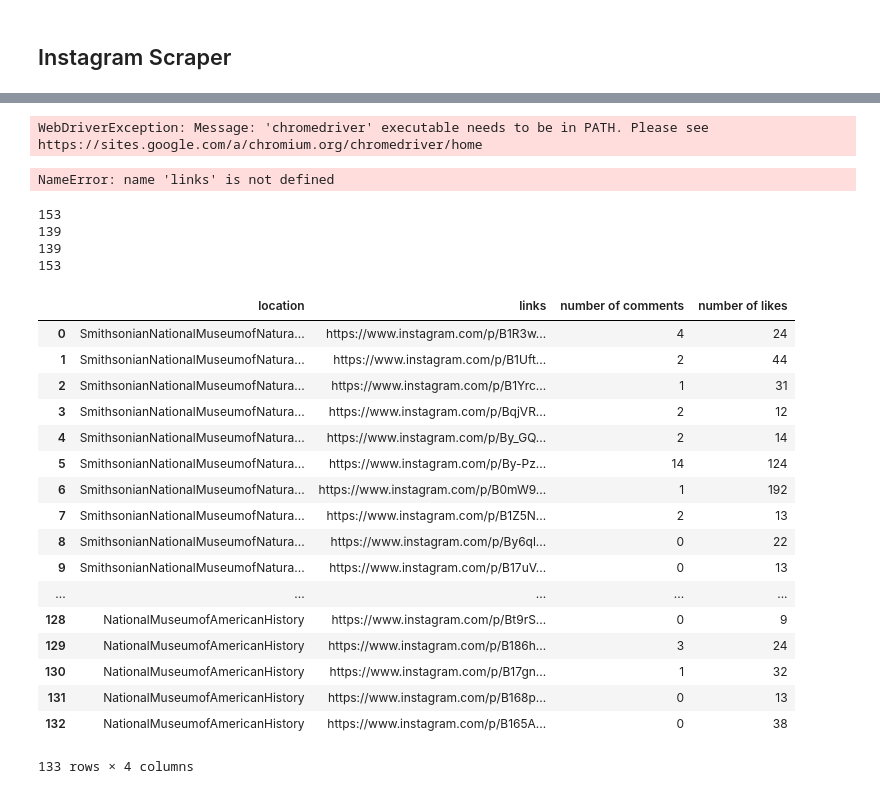
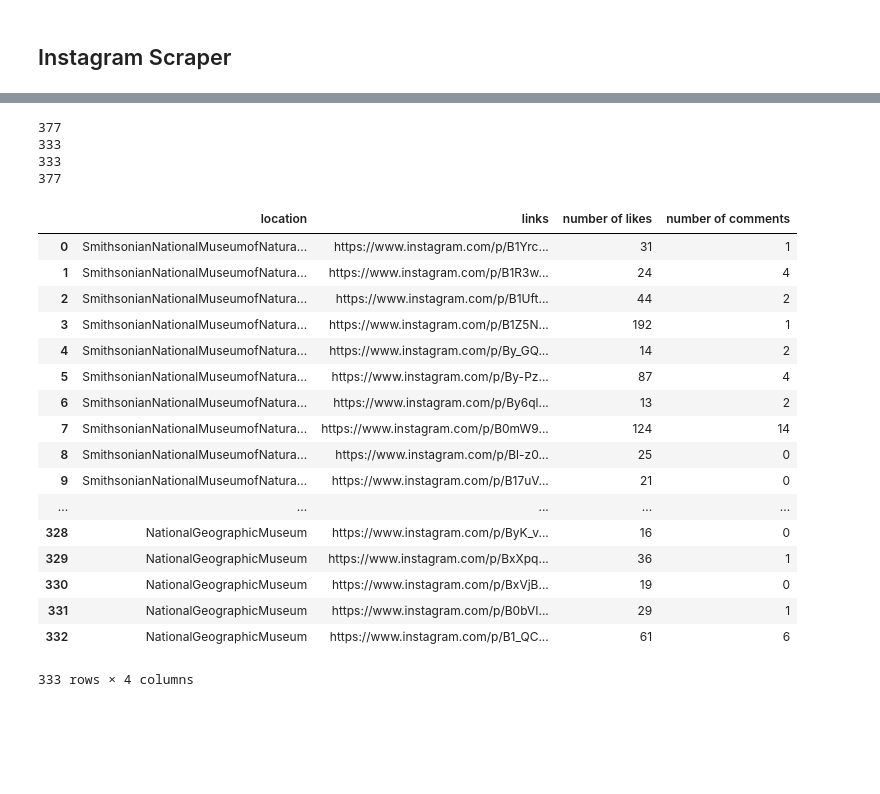
Before and after one commit to sno90/ETL-Project, a Jupyter notebook: scrape_instagram.ipynb, the cells around one changed output, grey strips where cells are left out. Drawn from its saved outputs; the diff is of its cells as text; code cells hidden in the pictures; blank space fills up the shorter version.

```diff
--- a/scrape_instagram.ipynb
+++ b/scrape_instagram.ipynb
@@ -37,7 +36,7 @@ yelp_museum_df[['museum names', 'museum names no space', 'museum ratings', 'numb
 # %%
 # get each individual instagram url
 hashtags = yelp_museum_df['museum names no space']
-browser = webdriver.Chrome('Aya/usr/local/bin/chromedriver')
+browser = webdriver.Chrome('PATH\TO\DRIVER')
 
 # create empty lists to append later
 links = []
@@ -60,8 +59,6 @@ for hashtag in hashtags:
             locations.append(hashtag)
 
     Pagelength = browser.execute_script("window.scrollTo(0, document.body.scrollHeight);")
-# %% [output]
-WebDriverException: Message: 'chromedriver' executable needs to be in PATH. Please see https://sites.google.com/a/chromium.org/chromedriver/home
 # %%
 # parse out the number of comments and likes
 
@@ -89,8 +86,6 @@ for i in range(len(links)):
 
     except:
         np.nan
-# %% [output]
-NameError: name 'links' is not defined
 # %%
 # do not want to grab the first ig link since it is the username...
 # when i do this it cuts off the last one too for some reasonnnnnn
@@ -99,31 +94,37 @@ print(len(num_likes))
 print(len(num_comments))
 print(len(locations))
 # %% [output]
-153
-139
-139
-153
+377
+333
+333
+377
-# %%
-insta_df
-# %% [output]
-|  | location | links | number of comments | number of likes |
-| 0 | SmithsonianNationalMuseumofNatura... | https://www.instagram.com/p/B1R3w... | 4 | 24 |
-| 1 | SmithsonianNationalMuseumofNatura... | https://www.instagram.com/p/B1Uft... | 2 | 44 |
-| 2 | SmithsonianNationalMuseumofNatura... | https://www.instagram.com/p/B1Yrc... | 1 | 31 |
-| 3 | SmithsonianNationalMuseumofNatura... | https://www.instagram.com/p/BqjVR... | 2 | 12 |
-| 4 | SmithsonianNationalMuseumofNatura... | https://www.instagram.com/p/By_GQ... | 2 | 14 |
-| 5 | SmithsonianNationalMuseumofNatura... | https://www.instagram.com/p/By-Pz... | 14 | 124 |
-| 6 | SmithsonianNationalMuseumofNatura... | https://www.instagram.com/p/B0mW9... | 1 | 192 |
-| 7 | SmithsonianNationalMuseumofNatura... | https://www.instagram.com/p/B1Z5N... | 2 | 13 |
-| 8 | SmithsonianNationalMuseumofNatura... | https://www.instagram.com/p/By6ql... | 0 | 22 |
-| 9 | SmithsonianNationalMuseumofNatura... | https://www.instagram.com/p/B17uV... | 0 | 13 |
-| ... | ... | ... | ... | ... |
-| 128 | NationalMuseumofAmericanHistory | https://www.instagram.com/p/Bt9rS... | 0 | 9 |
-| 129 | NationalMuseumofAmericanHistory | https://www.instagram.com/p/B186h... | 3 | 24 |
-| 130 | NationalMuseumofAmericanHistory | https://www.instagram.com/p/B17gn... | 1 | 32 |
-| 131 | NationalMuseumofAmericanHistory | https://www.instagram.com/p/B168p... | 0 | 13 |
-| 132 | NationalMuseumofAmericanHistory | https://www.instagram.com/p/B165A... | 0 | 38 |
-133 rows × 4 columns
+# %%
+insta_df = pd.DataFrame({'location': locations[0:333],
+                         'links': links[0:333],
+                         'number of likes': num_likes,
+                         'number of comments': num_comments
+                        })
+
+insta_df
+# %% [output]
+|  | location | links | number of likes | number of comments |
+| 0 | SmithsonianNationalMuseumofNatura... | https://www.instagram.com/p/B1Yrc... | 31 | 1 |
+| 1 | SmithsonianNationalMuseumofNatura... | https://www.instagram.com/p/B1R3w... | 24 | 4 |
+| 2 | SmithsonianNationalMuseumofNatura... | https://www.instagram.com/p/B1Uft... | 44 | 2 |
+| 3 | SmithsonianNationalMuseumofNatura... | https://www.instagram.com/p/B1Z5N... | 192 | 1 |
+| 4 | SmithsonianNationalMuseumofNatura... | https://www.instagram.com/p/By_GQ... | 14 | 2 |
+| 5 | SmithsonianNationalMuseumofNatura... | https://www.instagram.com/p/By-Pz... | 87 | 4 |
+| 6 | SmithsonianNationalMuseumofNatura... | https://www.instagram.com/p/By6ql... | 13 | 2 |
+| 7 | SmithsonianNationalMuseumofNatura... | https://www.instagram.com/p/B0mW9... | 124 | 14 |
+| 8 | SmithsonianNationalMuseumofNatura... | https://www.instagram.com/p/Bl-z0... | 25 | 0 |
+| 9 | SmithsonianNationalMuseumofNatura... | https://www.instagram.com/p/B17uV... | 21 | 0 |
+| ... | ... | ... | ... | ... |
+| 328 | NationalGeographicMuseum | https://www.instagram.com/p/ByK_v... | 16 | 0 |
+| 329 | NationalGeographicMuseum | https://www.instagram.com/p/BxXpq... | 36 | 1 |
+| 330 | NationalGeographicMuseum | https://www.instagram.com/p/BxVjB... | 19 | 0 |
+| 331 | NationalGeographicMuseum | https://www.instagram.com/p/B0bVI... | 29 | 1 |
+| 332 | NationalGeographicMuseum | https://www.instagram.com/p/B1_QC... | 61 | 6 |
+333 rows × 4 columns
 # %%
 # export df as a csv file
 insta_df.to_csv(r'ig_data.csv')
```
Also changed, not shown: parts of 2 cells of this notebook, 6 other files.
